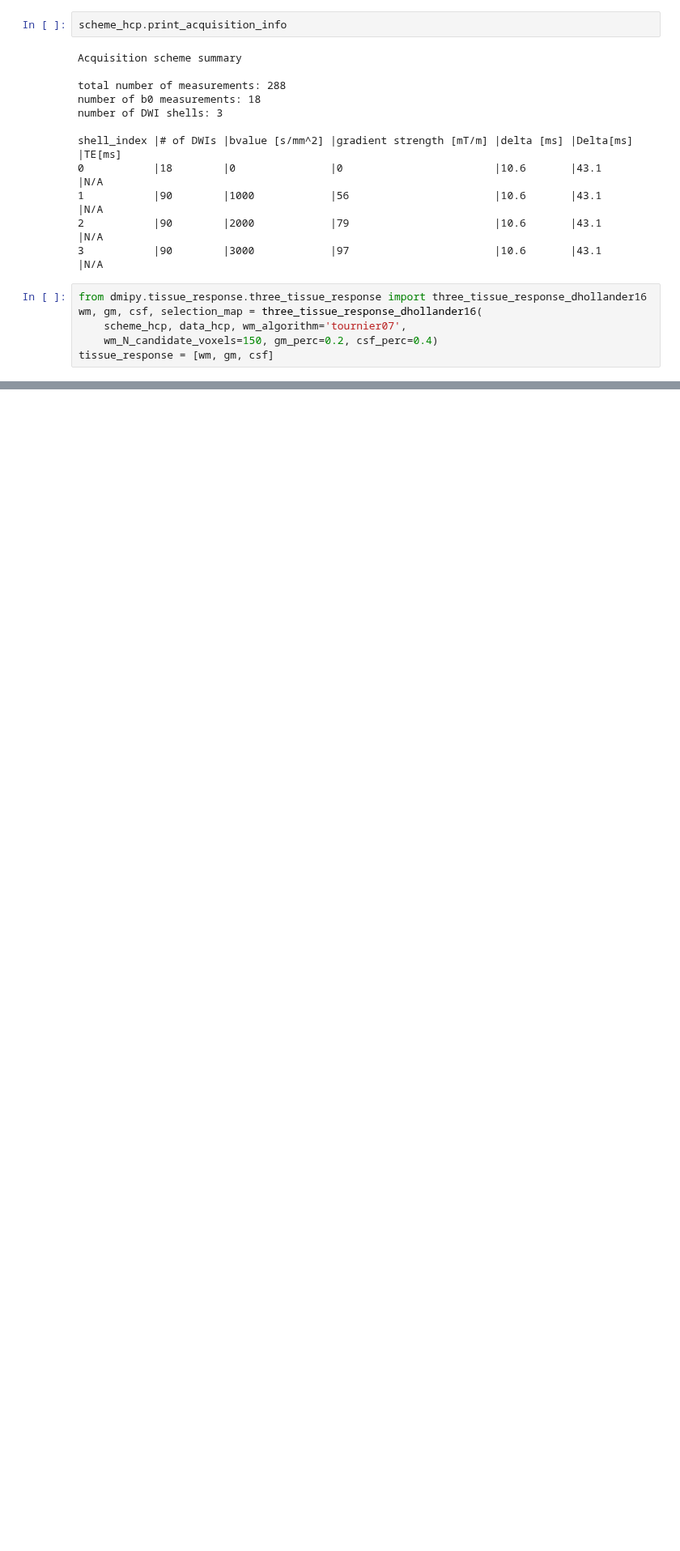
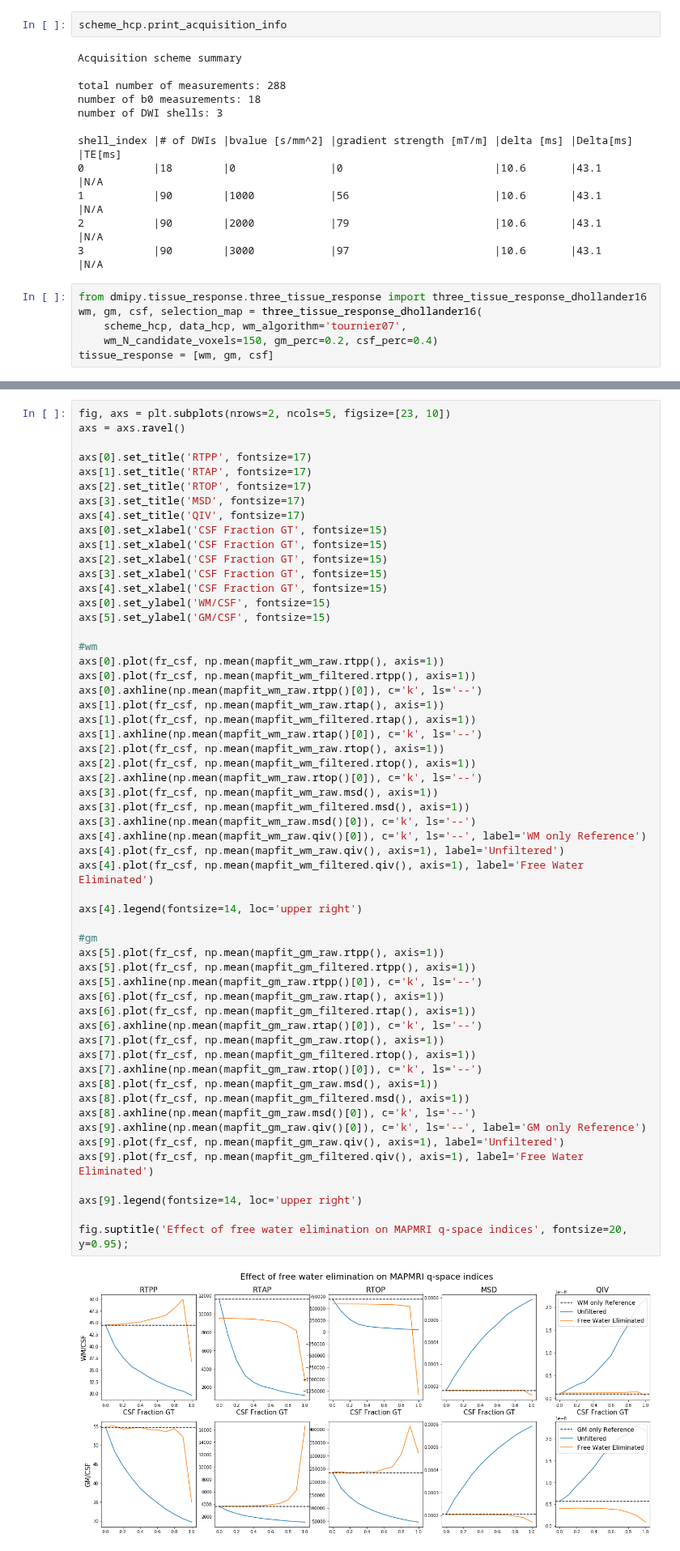
Before and after one commit to AthenaEPI/dmipy, a Jupyter notebook: examples/example_multi_shell_free_water_elimination.ipynb, the cells around one changed output, grey strips where cells are left out. Shown at 81% size. Saved outputs shown, nothing was run; the diff lists cells and outputs as text; blank space fills up the shorter version.

```diff
--- a/examples/example_multi_shell_free_water_elimination.ipynb
+++ b/examples/example_multi_shell_free_water_elimination.ipynb
@@ -202,0 +162,58 @@ axs[12].set_ylabel('QIV', fontsize=15);
+# %%
+fig, axs = plt.subplots(nrows=2, ncols=5, figsize=[23, 10])
+axs = axs.ravel()
+
+axs[0].set_title('RTPP', fontsize=17)
+axs[1].set_title('RTAP', fontsize=17)
+axs[2].set_title('RTOP', fontsize=17)
+axs[3].set_title('MSD', fontsize=17)
+axs[4].set_title('QIV', fontsize=17)
+axs[0].set_xlabel('CSF Fraction GT', fontsize=15)
+axs[1].set_xlabel('CSF Fraction GT', fontsize=15)
+axs[2].set_xlabel('CSF Fraction GT', fontsize=15)
+axs[3].set_xlabel('CSF Fraction GT', fontsize=15)
+axs[4].set_xlabel('CSF Fraction GT', fontsize=15)
+axs[0].set_ylabel('WM/CSF', fontsize=15)
+axs[5].set_ylabel('GM/CSF', fontsize=15)
+
+#wm
+axs[0].plot(fr_csf, np.mean(mapfit_wm_raw.rtpp(), axis=1))
+axs[0].plot(fr_csf, np.mean(mapfit_wm_filtered.rtpp(), axis=1))
+axs[0].axhline(np.mean(mapfit_wm_raw.rtpp()[0]), c='k', ls='--')
+axs[1].plot(fr_csf, np.mean(mapfit_wm_raw.rtap(), axis=1))
+axs[1].plot(fr_csf, np.mean(mapfit_wm_filtered.rtap(), axis=1))
+axs[1].axhline(np.mean(mapfit_wm_raw.rtap()[0]), c='k', ls='--')
+axs[2].plot(fr_csf, np.mean(mapfit_wm_raw.rtop(), axis=1))
+axs[2].plot(fr_csf, np.mean(mapfit_wm_filtered.rtop(), axis=1))
+axs[2].axhline(np.mean(mapfit_wm_raw.rtop()[0]), c='k', ls='--')
+axs[3].plot(fr_csf, np.mean(mapfit_wm_raw.msd(), axis=1))
+axs[3].plot(fr_csf, np.mean(mapfit_wm_filtered.msd(), axis=1))
+axs[3].axhline(np.mean(mapfit_wm_raw.msd()[0]), c='k', ls='--')
+axs[4].axhline(np.mean(mapfit_wm_raw.qiv()[0]), c='k', ls='--', label='WM only Reference')
+axs[4].plot(fr_csf, np.mean(mapfit_wm_raw.qiv(), axis=1), label='Unfiltered')
+axs[4].plot(fr_csf, np.mean(mapfit_wm_filtered.qiv(), axis=1), label='Free Water Eliminated')
+
+axs[4].legend(fontsize=14, loc='upper right')
+
+#gm
+axs[5].plot(fr_csf, np.mean(mapfit_gm_raw.rtpp(), axis=1))
+axs[5].plot(fr_csf, np.mean(mapfit_gm_filtered.rtpp(), axis=1))
+axs[5].axhline(np.mean(mapfit_gm_raw.rtpp()[0]), c='k', ls='--')
+axs[6].plot(fr_csf, np.mean(mapfit_gm_raw.rtap(), axis=1))
+axs[6].plot(fr_csf, np.mean(mapfit_gm_filtered.rtap(), axis=1))
+axs[6].axhline(np.mean(mapfit_gm_raw.rtap()[0]), c='k', ls='--')
+axs[7].plot(fr_csf, np.mean(mapfit_gm_raw.rtop(), axis=1))
+axs[7].plot(fr_csf, np.mean(mapfit_gm_filtered.rtop(), axis=1))
+axs[7].axhline(np.mean(mapfit_gm_raw.rtop()[0]), c='k', ls='--')
+axs[8].plot(fr_csf, np.mean(mapfit_gm_raw.msd(), axis=1))
+axs[8].plot(fr_csf, np.mean(mapfit_gm_filtered.msd(), axis=1))
+axs[8].axhline(np.mean(mapfit_gm_raw.msd()[0]), c='k', ls='--')
+axs[9].axhline(np.mean(mapfit_gm_raw.qiv()[0]), c='k', ls='--', label='GM only Reference')
+axs[9].plot(fr_csf, np.mean(mapfit_gm_raw.qiv(), axis=1), label='Unfiltered')
+axs[9].plot(fr_csf, np.mean(mapfit_gm_filtered.qiv(), axis=1), label='Free Water Eliminated')
+
+axs[9].legend(fontsize=14, loc='upper right')
+
+fig.suptitle('Effect of free water elimination on MAPMRI q-space indices', fontsize=20, y=0.95);
+# %% [output]
+[figure, added]
```
Also changed, not shown: parts of 40 cells of this notebook.
